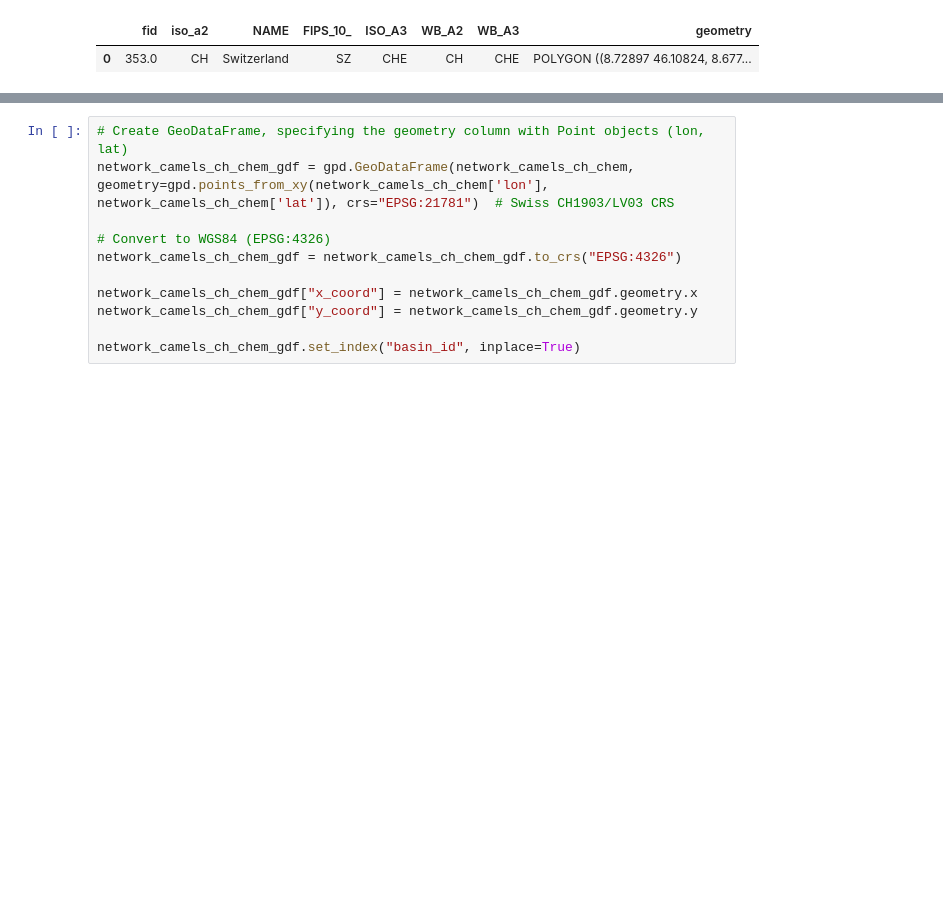
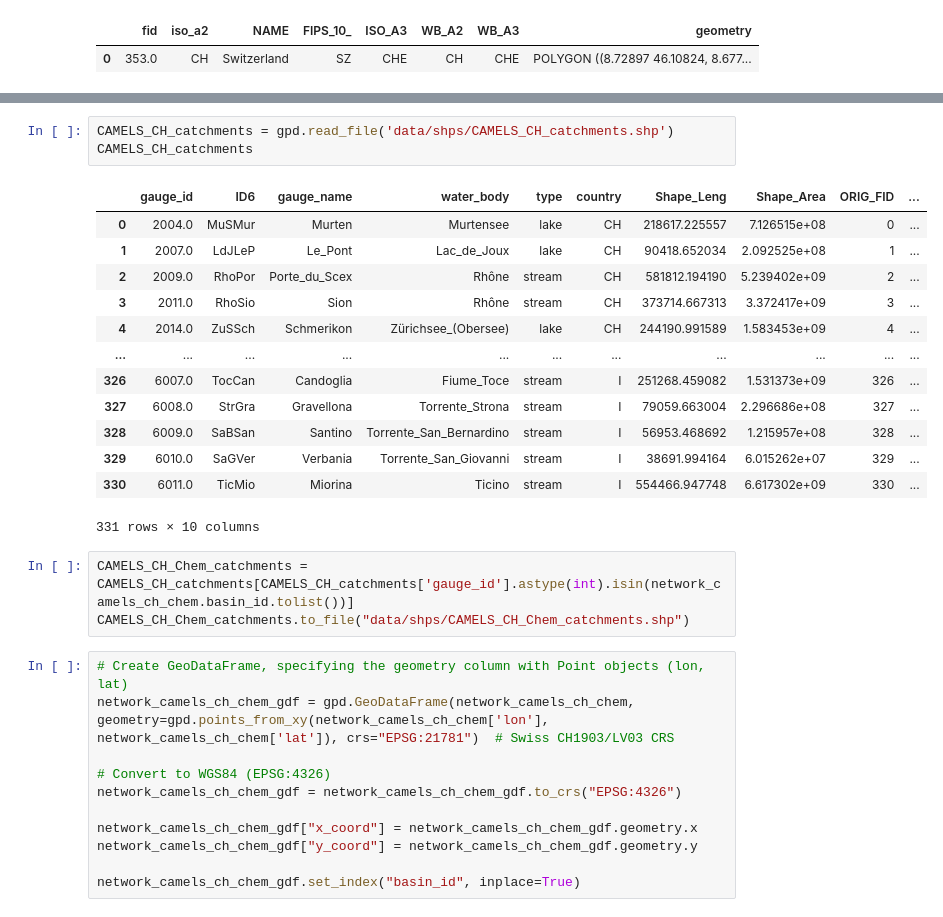
Before and after one commit to thiagovmdon/camels-ch-chem-paper, a Jupyter notebook: code/00_CAMELS_CH_CHEM_metadata.ipynb, the cells around one changed output, grey strips where cells are left out. Cells and saved outputs as stored; diff of their text form; blank space fills up the shorter version.

```diff
--- a/code/00_CAMELS_CH_CHEM_metadata.ipynb
+++ b/code/00_CAMELS_CH_CHEM_metadata.ipynb
@@ -129,3 +148,23 @@ ch_shapefile
+# %%
+CAMELS_CH_catchments = gpd.read_file('data/shps/CAMELS_CH_catchments.shp')
+CAMELS_CH_catchments
+# %% [output]
+|  | gauge_id | ID6 | gauge_name | water_body | type | country | Shape_Leng | Shape_Area | ORIG_FID | ... |
+| 0 | 2004.0 | MuSMur | Murten | Murtensee | lake | CH | 218617.225557 | 7.126515e+08 | 0 | ... |
+| 1 | 2007.0 | LdJLeP | Le_Pont | Lac_de_Joux | lake | CH | 90418.652034 | 2.092525e+08 | 1 | ... |
+| 2 | 2009.0 | RhoPor | Porte_du_Scex | Rhône | stream | CH | 581812.194190 | 5.239402e+09 | 2 | ... |
+| 3 | 2011.0 | RhoSio | Sion | Rhône | stream | CH | 373714.667313 | 3.372417e+09 | 3 | ... |
+| 4 | 2014.0 | ZuSSch | Schmerikon | Zürichsee_(Obersee) | lake | CH | 244190.991589 | 1.583453e+09 | 4 | ... |
+| ... | ... | ... | ... | ... | ... | ... | ... | ... | ... | ... |
+| 326 | 6007.0 | TocCan | Candoglia | Fiume_Toce | stream | I | 251268.459082 | 1.531373e+09 | 326 | ... |
+| 327 | 6008.0 | StrGra | Gravellona | Torrente_Strona | stream | I | 79059.663004 | 2.296686e+08 | 327 | ... |
+| 328 | 6009.0 | SaBSan | Santino | Torrente_San_Bernardino | stream | I | 56953.468692 | 1.215957e+08 | 328 | ... |
+| 329 | 6010.0 | SaGVer | Verbania | Torrente_San_Giovanni | stream | I | 38691.994164 | 6.015262e+07 | 329 | ... |
+| 330 | 6011.0 | TicMio | Miorina | Ticino | stream | I | 554466.947748 | 6.617302e+09 | 330 | ... |
+331 rows × 10 columns
+# %%
+CAMELS_CH_Chem_catchments = CAMELS_CH_catchments[CAMELS_CH_catchments['gauge_id'].astype(int).isin(network_camels_ch_chem.basin_id.tolist())]
+CAMELS_CH_Chem_catchments.to_file("data/shps/CAMELS_CH_Chem_catchments.shp")
 # %%
 # Create GeoDataFrame, specifying the geometry column with Point objects (lon, lat)
 network_camels_ch_chem_gdf = gpd.GeoDataFrame(network_camels_ch_chem, geometry=gpd.points_from_xy(network_camels_ch_chem['lon'], network_camels_ch_chem['lat']), crs="EPSG:21781")  # Swiss CH1903/LV03 CRS
```
Also changed, not shown: parts of 1 cell of this notebook, 3 other files.
